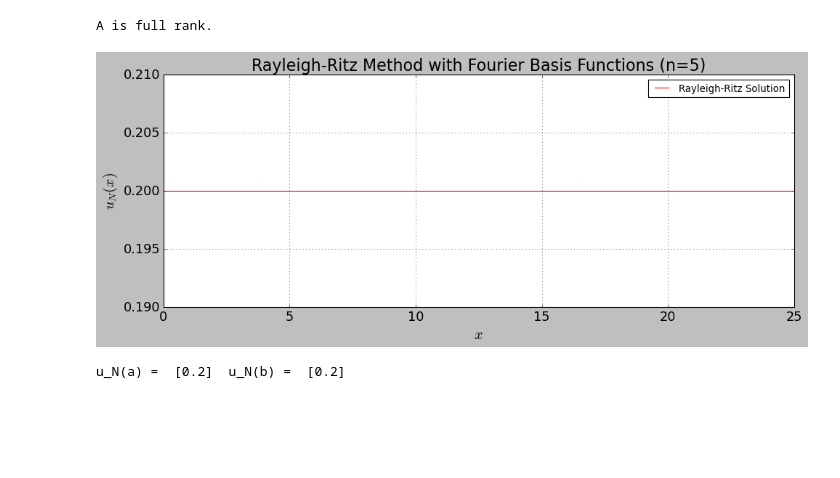
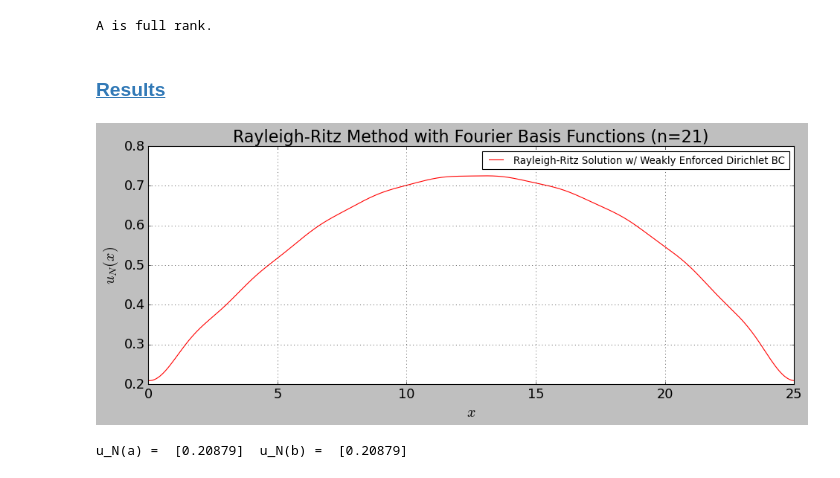
Before and after one commit to dpploy/engy-5330, a Jupyter notebook: notebooks/05a-rayleigh-ritz-fourier-method.ipynb, the cells around one changed output. Cells and saved outputs as stored; diff of their text form; code cells hidden in the pictures; blank space fills up the shorter version.

Commit message:
Rayleigh-Ritz FEM

```diff
--- a/notebooks/05a-rayleigh-ritz-fourier-method.ipynb
+++ b/notebooks/05a-rayleigh-ritz-fourier-method.ipynb
@@ -109,8 +107,8 @@ x_length = x_b - x_a
 '''Parameters and data'''
 
 diff_coeff = 0.1
-source_bias_value = 0e-3
-source_slope_value = 0e-3
+source_bias_value = 1e-3
+source_slope_value = 1e-3
 
 u_a = .2
 u_b = .2
@@ -125,13 +123,13 @@ except ModuleNotFoundError:
 shape_pts = [(x_a,source_bias_value), (x_b,source_bias_value)]
 shape_pts = [(x_a,source_bias_value), ((x_a+x_b)/2,1.3*source_bias_value), (x_b,source_bias_value)]
 shape_pts = [(x_a,source_bias_value), ((x_b+x_a)/2,-source_bias_value/4), (x_b,source_bias_value)]
-shape_pts = [(x_a,source_bias_value), ((x_b+x_a)/8,2*source_bias_value), ((x_b+x_a)/4,-15*source_bias_value), (3*(x_b+x_a)/4,2*source_bias_value), (x_b,source_bias_value)]
+shape_pts = [(x_a,source_bias_value), ((x_b+x_a)/8,2*source_bias_value), ((x_b+x_a)/4,source_bias_value), (3*(x_b+x_a)/4,2*source_bias_value), (x_b,source_bias_value)]
 
 print('# shape pts = ', len(shape_pts))
 
 source_bias = TargetFunction(shape_pts, type='stepwise')
 source_bias = TargetFunction(shape_pts, type='linear')
-source_bias = TargetFunction(shape_pts, type='legendre')
+#source_bias = TargetFunction(shape_pts, type='legendre')
 
 source_bias.plot(n_plot_pts=200, show_shape_pts=True, title='Source Bias')
 # %% [output]
@@ -152,6 +150,7 @@ shape_pts = [(x_a,source_slope_value), ((x_b+x_a)/8,4*source_slope_value), ((x_b
 print('# shape pts = ', len(shape_pts))
 
 source_slope = TargetFunction(shape_pts, type='legendre')
+source_slope = TargetFunction(shape_pts, type='linear')
 
 source_slope.plot(n_plot_pts=200, show_shape_pts=True, title='Source Slope')
 # %% [output]
@@ -167,7 +166,7 @@ import math
 wavelength = x_b - x_a
 kappa = 2*math.pi/wavelength
 
-N = 2 # number of pairs of sine/cosine
+N = 10 # number of pairs of sine/cosine
 
 try:
     from engy_5310.toolkit import FourierBasis
@@ -235,34 +234,36 @@ c_star_vec = np.linalg.solve(a_mtrx, b_vec)
 def u_star(x_pts):
     a_mtrx = fb.evaluation_matrix(x_pts)
     return a_mtrx@c_star_vec
+# %% [markdown]
+### [Results](#toc)<a id="results"></a>
 # %%
 '''Rayleigh Ritz Method with Fourier Basis Functions'''
 
 n_pts = 500
 x = np.linspace(x_a, x_b, n_pts)
 u_values = u_star(x)
 
 import matplotlib.pyplot as plt
 #%matplotlib inline
 #plt.style.use('dark_background')
 plt.figure(1, figsize=(14, 5))
 
-plt.plot(x, u_values, 'r-', label='Rayleigh-Ritz Solution')
+plt.plot(x, u_values, 'r-', label='Rayleigh-Ritz Solution w/ Weakly Enforced Dirichlet BC')
 
 plt.title(r'Rayleigh-Ritz Method with Fourier Basis Functions (n='+str(len(fb.basis_func_list))+')', fontsize=20)
 plt.ylabel(r'$u_N(x)$', fontsize=18)
 plt.xlabel(r'$x$', fontsize=18)
 plt.xticks(fontsize=16)
 plt.yticks(fontsize=16)
 plt.legend(loc='best',fontsize=12)
 plt.grid(True)
 plt.show()
 # %% [output]
-[figure, old version]
+[figure, new version]
 # %%
-'''Approximation evaluated at the boundaries'''
+'''Rayleigh-Ritz solution evaluated at the boundaries'''
 
 np.set_printoptions(precision=5)
 print('u_N(a) = ',u_star(x_a), ' u_N(b) = ',u_star(x_b))
 # %% [output]
-u_N(a) =  [0.2]  u_N(b) =  [0.2]
+u_N(a) =  [0.20879]  u_N(b) =  [0.20879]
```
Also changed, not shown: parts of 9 cells of this notebook, 1 other file.
